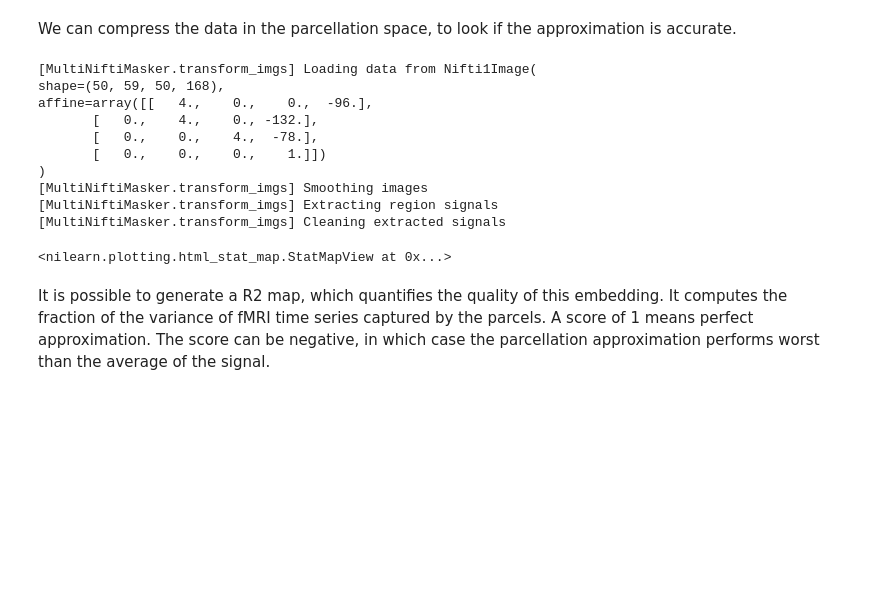
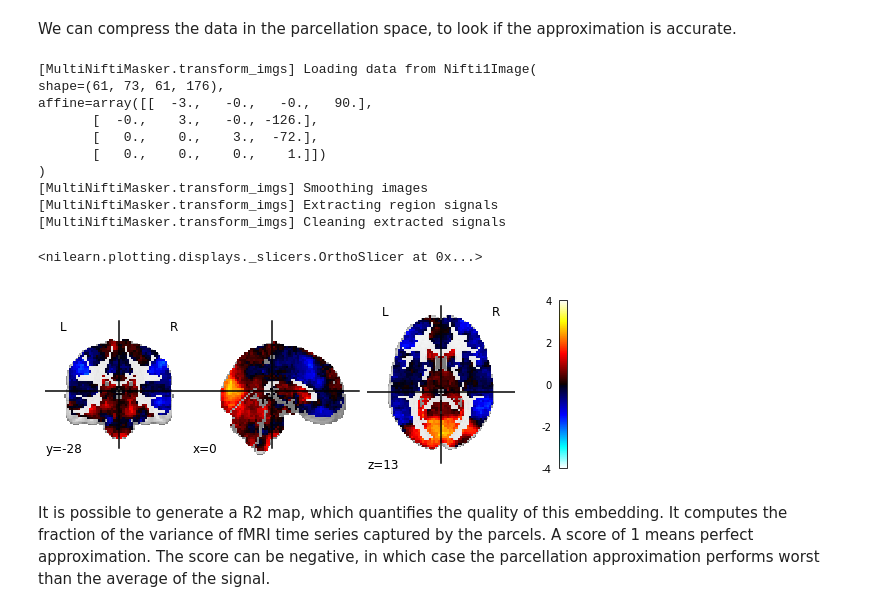
Before and after one commit to courtois-neuromod/dypac, a Jupyter notebook: examples/dypac_demo.ipynb, the cells around one changed output. Drawn from its saved outputs; the diff is of its cells as text; code cells hidden in the pictures; blank space fills up the shorter version.

```diff
--- a/examples/dypac_demo.ipynb
+++ b/examples/dypac_demo.ipynb
@@ -126,19 +128,20 @@ plotting.view_img(image.index_img(img, [num_t]), vmax=4)
 We can compress the data in the parcellation space, to look if the approximation is accurate.
 # %%
 img_r = model.compress(img)
-plotting.view_img(image.index_img(img_r, [num_t]), vmax=4)
+plotting.plot_stat_map(image.index_img(img_r, [num_t]), vmax=4, cut_coords=[0, -28, 13])
 # %% [output]
 [MultiNiftiMasker.transform_imgs] Loading data from Nifti1Image(
-shape=(50, 59, 50, 168),
-affine=array([[   4.,    0.,    0.,  -96.],
-       [   0.,    4.,    0., -132.],
-       [   0.,    0.,    4.,  -78.],
+shape=(61, 73, 61, 176),
+affine=array([[  -3.,   -0.,   -0.,   90.],
+       [  -0.,    3.,   -0., -126.],
+       [   0.,    0.,    3.,  -72.],
        [   0.,    0.,    0.,    1.]])
 )
 [MultiNiftiMasker.transform_imgs] Smoothing images
 [MultiNiftiMasker.transform_imgs] Extracting region signals
 [MultiNiftiMasker.transform_imgs] Cleaning extracted signals
-<nilearn.plotting.html_stat_map.StatMapView at 0x...>
+<nilearn.plotting.displays._slicers.OrthoSlicer at 0x...>
+[figure, added]
 # %% [markdown]
 It is possible to generate a R2 map, which quantifies the quality of this embedding. It computes the fraction of the variance of fMRI time series captured by the parcels. A score of 1 means perfect approximation. The score can be negative, in which case the parcellation approximation performs worst than the average of the signal.
 # %%
```
Also changed, not shown: parts of 6 cells of this notebook, 2 other files.
